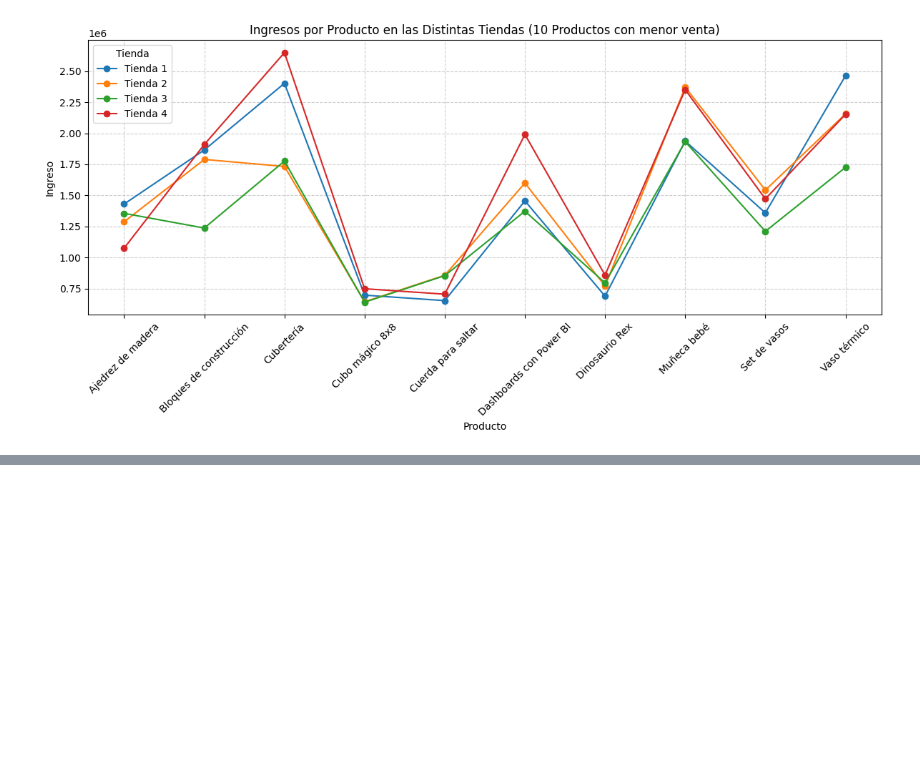
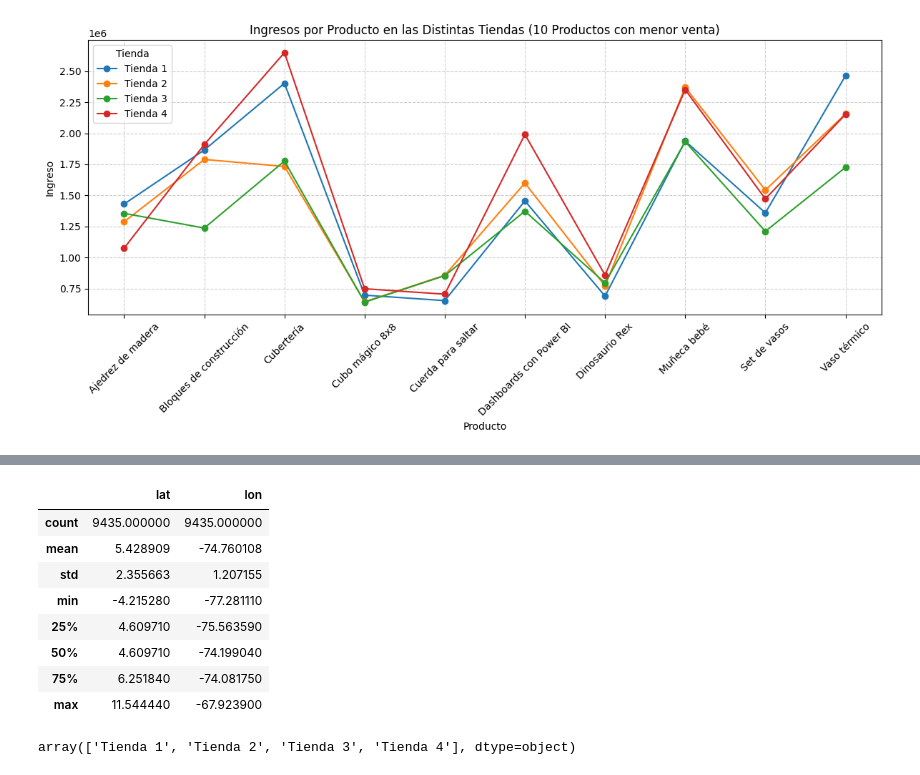
Before and after one commit to Mata-68/desafio_alura_store, a Jupyter notebook: DesafioAluraStoreLatam.ipynb, the cells around one changed output, grey strips where cells are left out. Saved outputs shown, nothing was run; the diff lists cells and outputs as text; code cells hidden in the pictures; blank space fills up the shorter version.

```diff
--- a/DesafioAluraStoreLatam.ipynb
+++ b/DesafioAluraStoreLatam.ipynb
@@ -699,0 +780,16 @@ plt.show()
+# %%
+df_total[['lat', 'lon']].describe()
+# %% [output]
+|  | lat | lon |
+| count | 9435.000000 | 9435.000000 |
+| mean | 5.428909 | -74.760108 |
+| std | 2.355663 | 1.207155 |
+| min | -4.215280 | -77.281110 |
+| 25% | 4.609710 | -75.563590 |
+| 50% | 4.609710 | -74.199040 |
+| 75% | 6.251840 | -74.081750 |
+| max | 11.544440 | -67.923900 |
+# %%
+df_total['Tienda'].unique()
+# %% [output]
+array(['Tienda 1', 'Tienda 2', 'Tienda 3', 'Tienda 4'], dtype=object)
```
Also changed, not shown: parts of 10 cells of this notebook.
